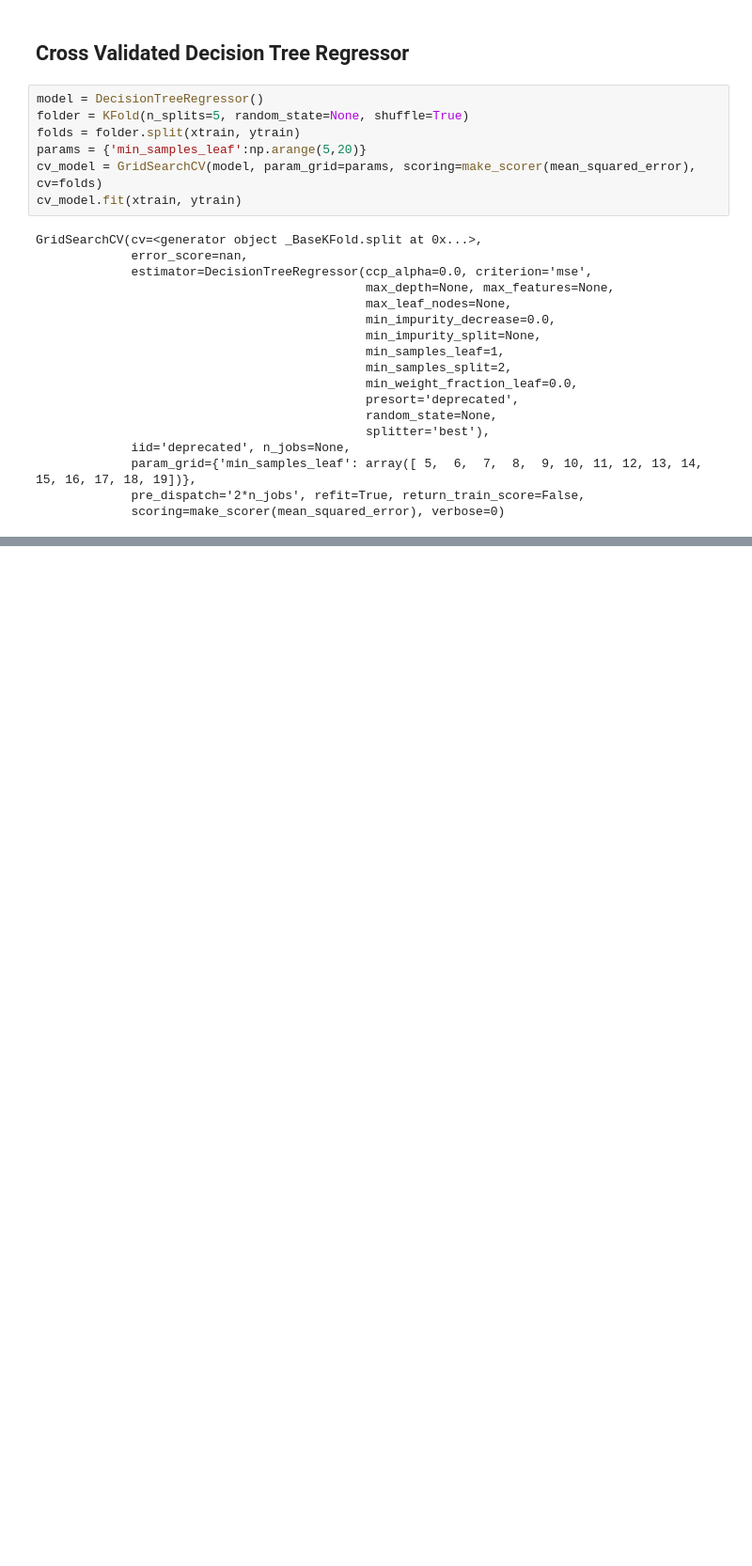
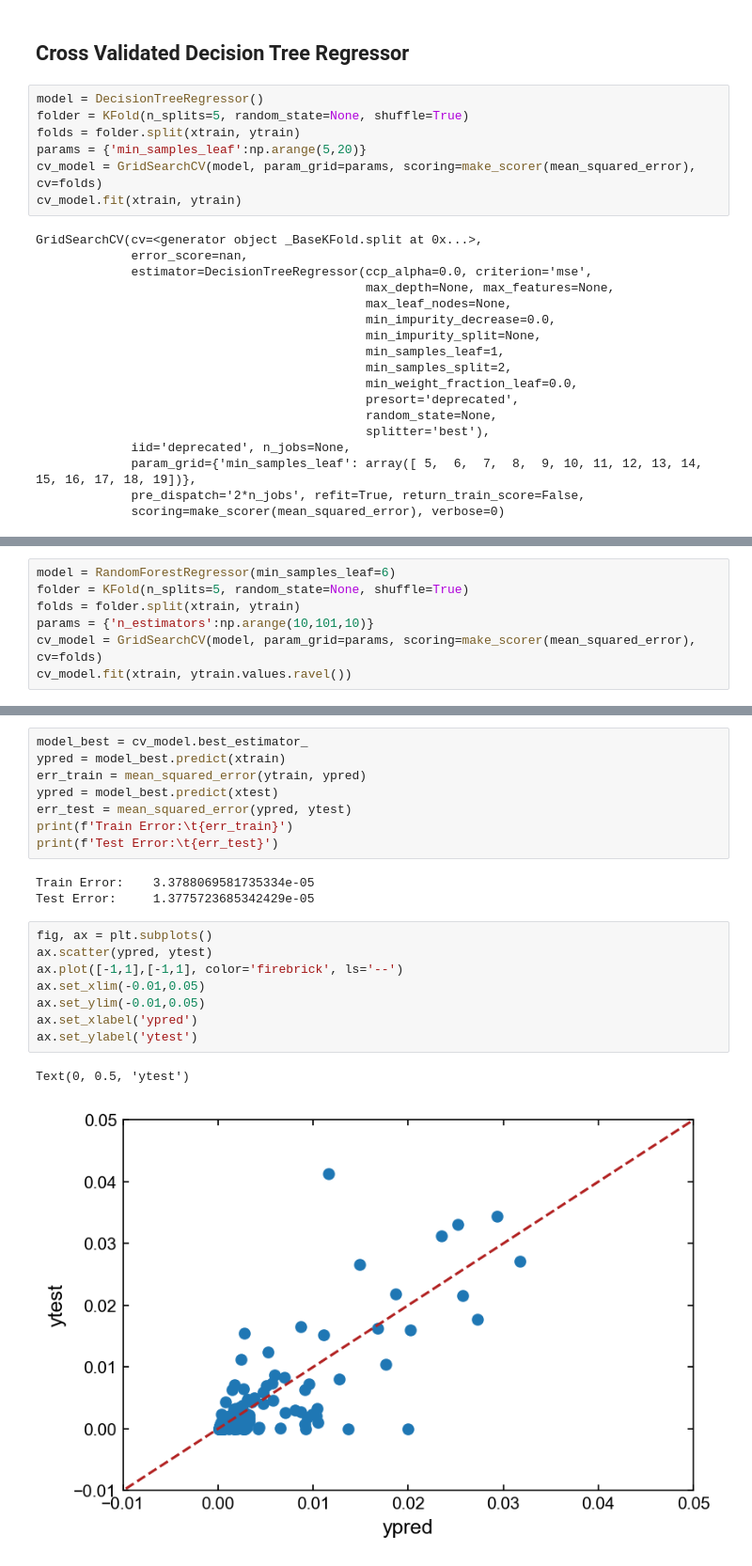
Before and after one commit to samaygarg/evprediction, a Jupyter notebook: finalproject_samay.ipynb, the cells around one changed output, grey strips where cells are left out. Shown at 94% size. Cells and saved outputs as stored; diff of their text form; blank space fills up the shorter version.

```diff
--- a/finalproject_samay.ipynb
+++ b/finalproject_samay.ipynb
@@ -252,0 +273,7 @@ Test Error:     3.1616945982489306e-05
+# %%
+model = RandomForestRegressor(min_samples_leaf=6)
+folder = KFold(n_splits=5, random_state=None, shuffle=True)
+folds = folder.split(xtrain, ytrain)
+params = {'n_estimators':np.arange(10,101,10)}
+cv_model = GridSearchCV(model, param_grid=params, scoring=make_scorer(mean_squared_error), cv=folds)
+cv_model.fit(xtrain, ytrain.values.ravel())
@@ -252,0 +314,22 @@ Test Error:     3.1616945982489306e-05
+# %%
+model_best = cv_model.best_estimator_
+ypred = model_best.predict(xtrain)
+err_train = mean_squared_error(ytrain, ypred)
+ypred = model_best.predict(xtest)
+err_test = mean_squared_error(ypred, ytest)
+print(f'Train Error:\t{err_train}')
+print(f'Test Error:\t{err_test}')
+# %% [output]
+Train Error:    3.3788069581735334e-05
+Test Error:     1.3775723685342429e-05
+# %%
+fig, ax = plt.subplots()
+ax.scatter(ypred, ytest)
+ax.plot([-1,1],[-1,1], color='firebrick', ls='--')
+ax.set_xlim(-0.01,0.05)
+ax.set_ylim(-0.01,0.05)
+ax.set_xlabel('ypred')
+ax.set_ylabel('ytest')
+# %% [output]
+Text(0, 0.5, 'ytest')
+[figure, added]
```
Also changed, not shown: parts of 14 cells of this notebook, 3 other files.
